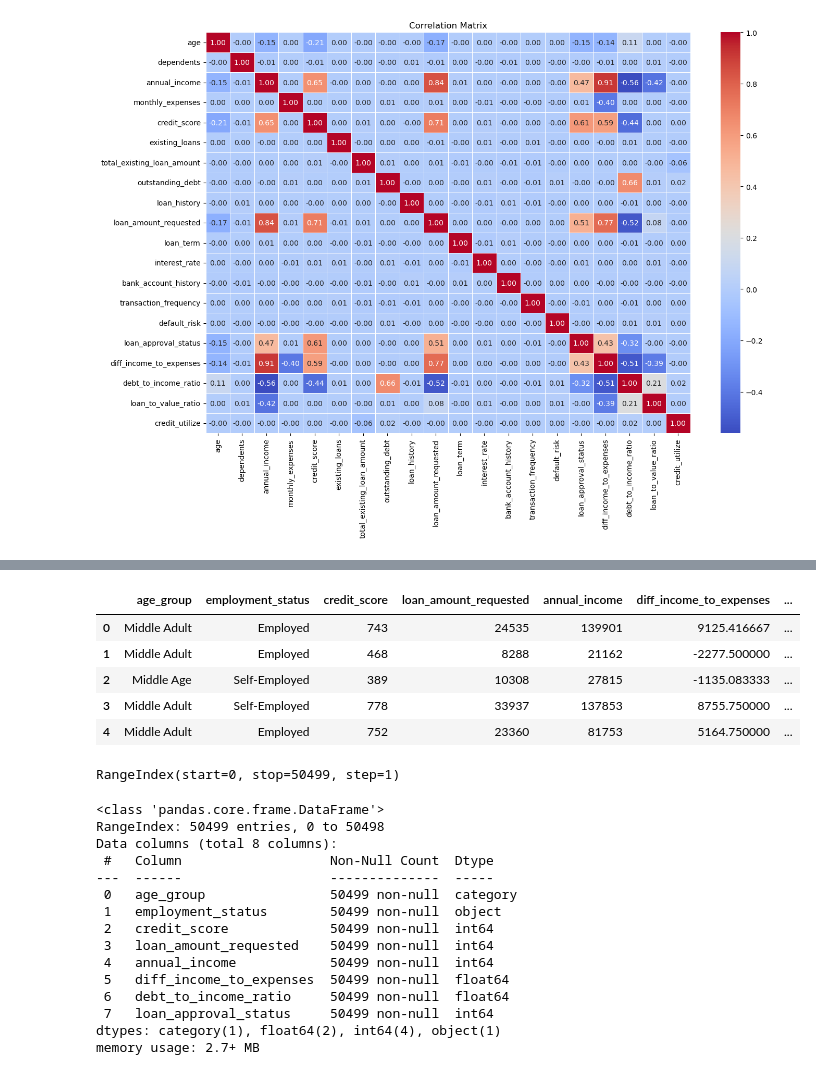
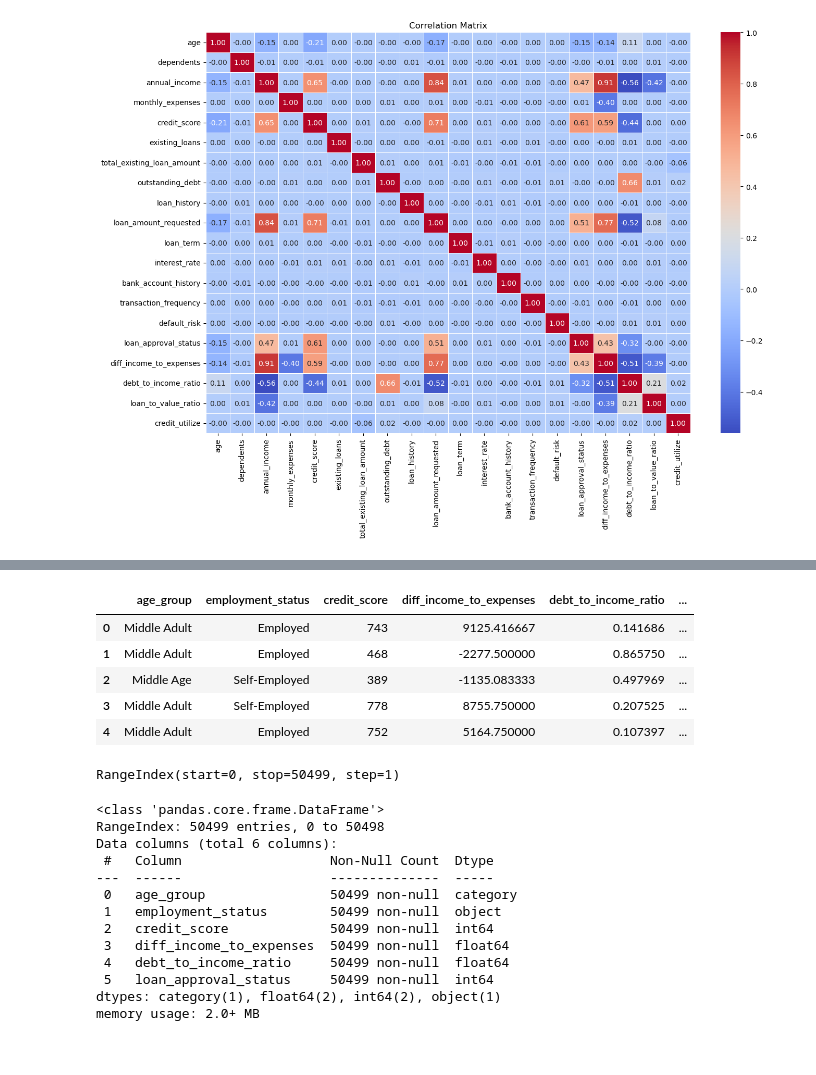
Before and after one commit to DioSurreal/Loan_Approval_End_To_End_Project, a Jupyter notebook: Data_Science_and_Analysis/2_EDA.ipynb, the cells around one changed output, grey strips where cells are left out. Cells and saved outputs as stored; diff of their text form; code cells hidden in the pictures.

Commit message:
change some data before model

```diff
--- a/Data_Science_and_Analysis/2_EDA.ipynb
+++ b/Data_Science_and_Analysis/2_EDA.ipynb
@@ -240,20 +251,20 @@ Name: loan_approval_status, dtype: float64
 # %%
 # ฟีเจอร์ที่เกี่ยวข้องกับ loan approval status และค่าความสัมพันธ์ที่ได้จากการวิเคราะห์
-selected_features = ['age_group','employment_status','credit_score', 'loan_amount_requested', 'annual_income',
+selected_features = ['age_group','employment_status','credit_score',
                      'diff_income_to_expenses', 'debt_to_income_ratio','loan_approval_status']
 
 
 
 # ตรวจสอบว่า DataFrame มีฟีเจอร์เหล่านี้หรือไม่
 df_selected = df[selected_features]
 df_selected.head()
 # %% [output]
-|  | age_group | employment_status | credit_score | loan_amount_requested | annual_income | diff_income_to_expenses | ... |
-| 0 | Middle Adult | Employed | 743 | 24535 | 139901 | 9125.416667 | ... |
-| 1 | Middle Adult | Employed | 468 | 8288 | 21162 | -2277.500000 | ... |
-| 2 | Middle Age | Self-Employed | 389 | 10308 | 27815 | -1135.083333 | ... |
-| 3 | Middle Adult | Self-Employed | 778 | 33937 | 137853 | 8755.750000 | ... |
-| 4 | Middle Adult | Employed | 752 | 23360 | 81753 | 5164.750000 | ... |
+|  | age_group | employment_status | credit_score | diff_income_to_expenses | debt_to_income_ratio | ... |
+| 0 | Middle Adult | Employed | 743 | 9125.416667 | 0.141686 | ... |
+| 1 | Middle Adult | Employed | 468 | -2277.500000 | 0.865750 | ... |
+| 2 | Middle Age | Self-Employed | 389 | -1135.083333 | 0.497969 | ... |
+| 3 | Middle Adult | Self-Employed | 778 | 8755.750000 | 0.207525 | ... |
+| 4 | Middle Adult | Employed | 752 | 5164.750000 | 0.107397 | ... |
 # %%
 print(df_selected.index)
 # %% [output]
@@ -265,18 +276,16 @@ df_selected.info()
 # %% [output]
 <class 'pandas.core.frame.DataFrame'>
 RangeIndex: 50499 entries, 0 to 50498
-Data columns (total 8 columns):
+Data columns (total 6 columns):
  #   Column                   Non-Null Count  Dtype
 ---  ------                   --------------  -----
  0   age_group                50499 non-null  category
  1   employment_status        50499 non-null  object
  2   credit_score             50499 non-null  int64
- 3   loan_amount_requested    50499 non-null  int64
- 4   annual_income            50499 non-null  int64
- 5   diff_income_to_expenses  50499 non-null  float64
- 6   debt_to_income_ratio     50499 non-null  float64
- 7   loan_approval_status     50499 non-null  int64
-dtypes: category(1), float64(2), int64(4), object(1)
-memory usage: 2.7+ MB
+ 3   diff_income_to_expenses  50499 non-null  float64
+ 4   debt_to_income_ratio     50499 non-null  float64
+ 5   loan_approval_status     50499 non-null  int64
+dtypes: category(1), float64(2), int64(2), object(1)
+memory usage: 2.0+ MB
 # %%
 df_selected.to_csv('loan_analyzed.csv', index=False)
```
Also changed, not shown: parts of 6 cells of this notebook, 12 other files.
